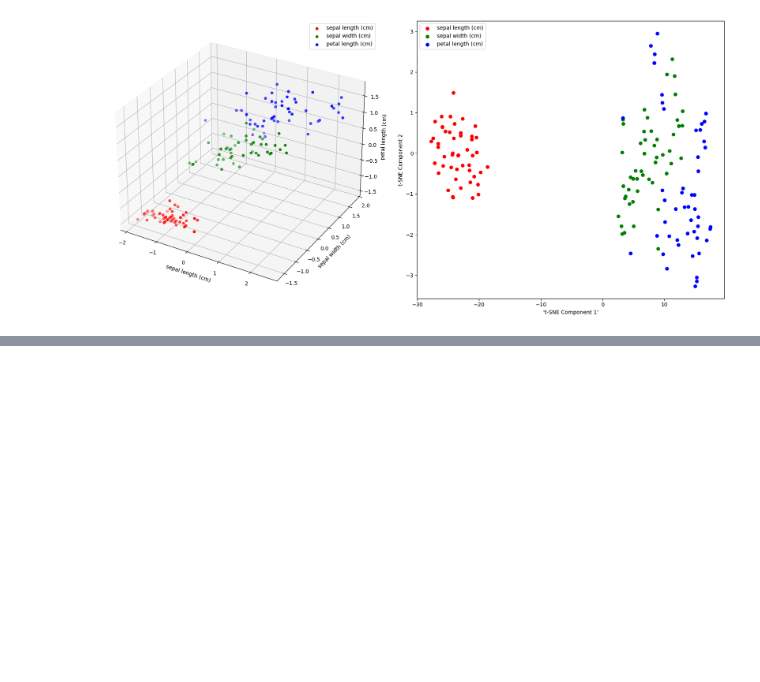
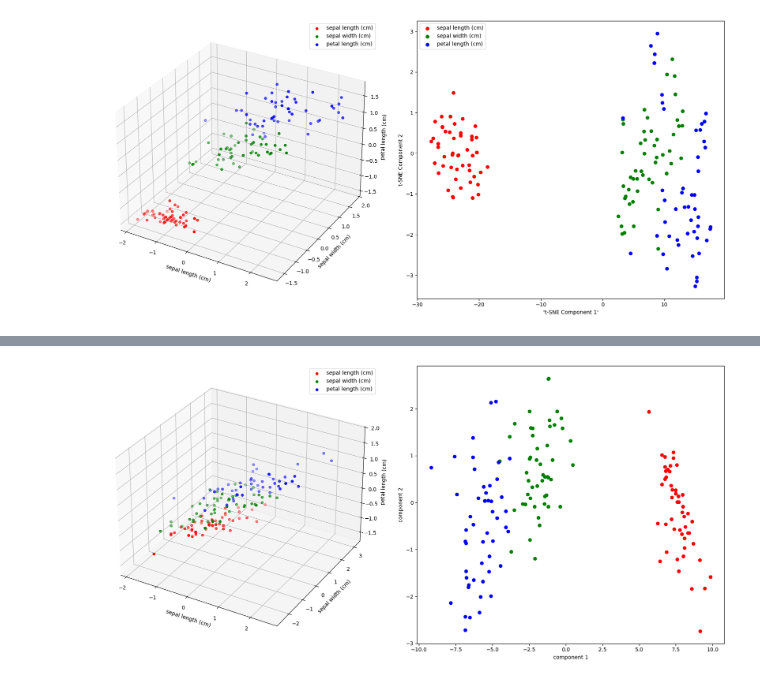
Before and after one commit to rakesh-jain/machine_learning_projects, a Jupyter notebook: supervised_learning/regression/dimensionality_reduction.ipynb, the cells around one changed output, grey strips where cells are left out. Cells and saved outputs as stored; diff of their text form; code cells hidden in the pictures; blank space fills up the shorter version.

Commit message:
Linear discriminant Analysis

```diff
--- a/supervised_learning/regression/dimensionality_reduction.ipynb
+++ b/supervised_learning/regression/dimensionality_reduction.ipynb
@@ -188,0 +274,32 @@ plt.show()
+# %%
+from sklearn.discriminant_analysis import LinearDiscriminantAnalysis
+
+iris = load_iris()
+x = iris.data
+y = iris.target
+features = iris.feature_names
+
+
+x_scaled= StandardScaler().fit_transform(x)
+x_lda = LinearDiscriminantAnalysis(n_components=2).fit_transform(x_scaled,y)
+
+fig = plt.figure(figsize=(17,8))
+ax2 = fig.add_subplot(121,projection='3d')
+for target,color, label  in zip(np.unique(y),['r','g','b'],features):
+    ax2.scatter(x_scaled[y==target,0],x_scaled[y==target,1],x_scaled[y==target,2],color=color,label=label)
+ax2.set_xlabel(features[0])
+ax2.set_ylabel(features[1])
+ax2.set_zlabel(features[2])
+ax2.legend()
+
+ax3 = fig.add_subplot(122)
+for target,color, label  in zip(np.unique(y),['r','g','b'],features):
+    ax3.scatter(x_lda[y==target,0],x_lda[y==target,1],color=color,label=label)
+ax3.set_xlabel("component 1")
+ax3.set_ylabel("component 2")
+
+plt.tight_layout()
+
+plt.show()
+# %% [output]
+[figure, added]
```
Also changed, not shown: parts of 1 cell of this notebook.
